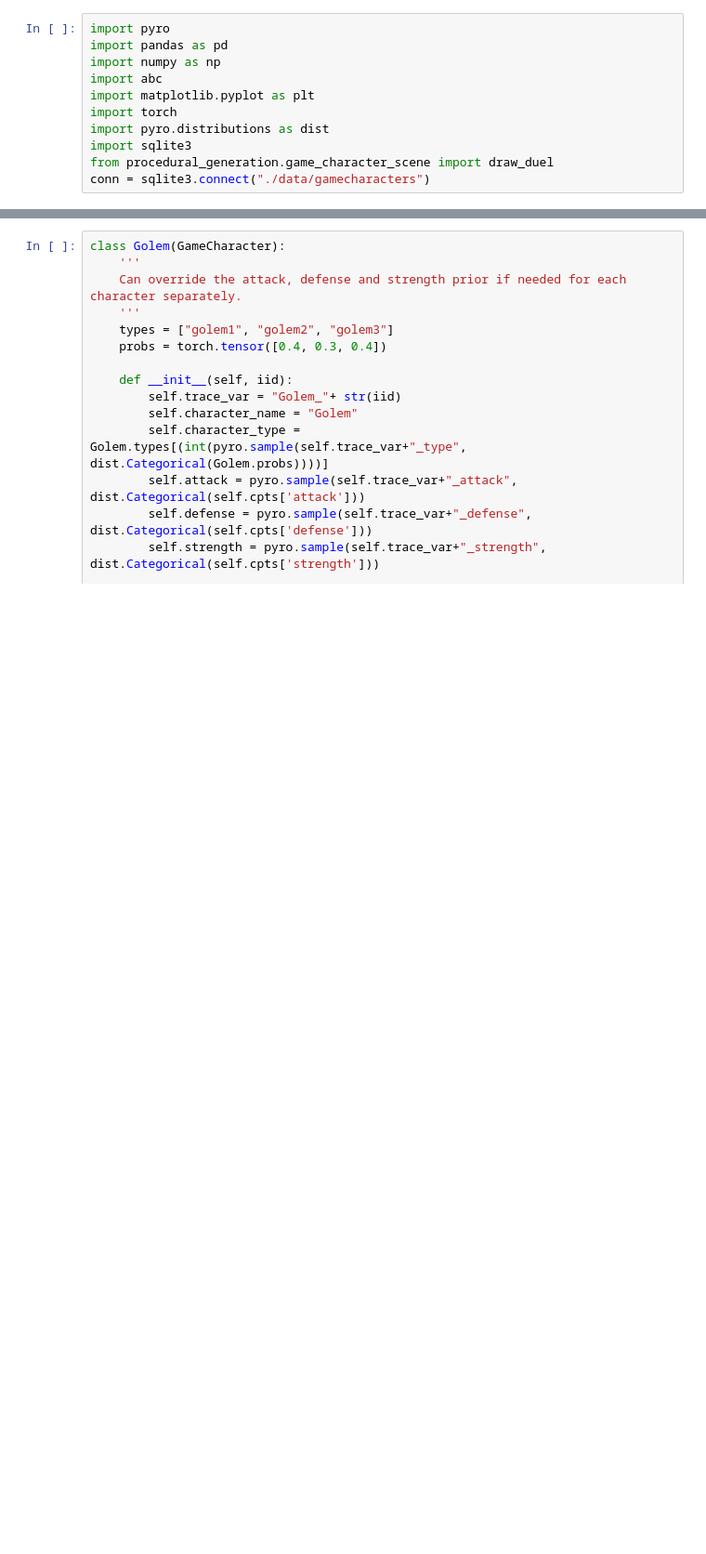
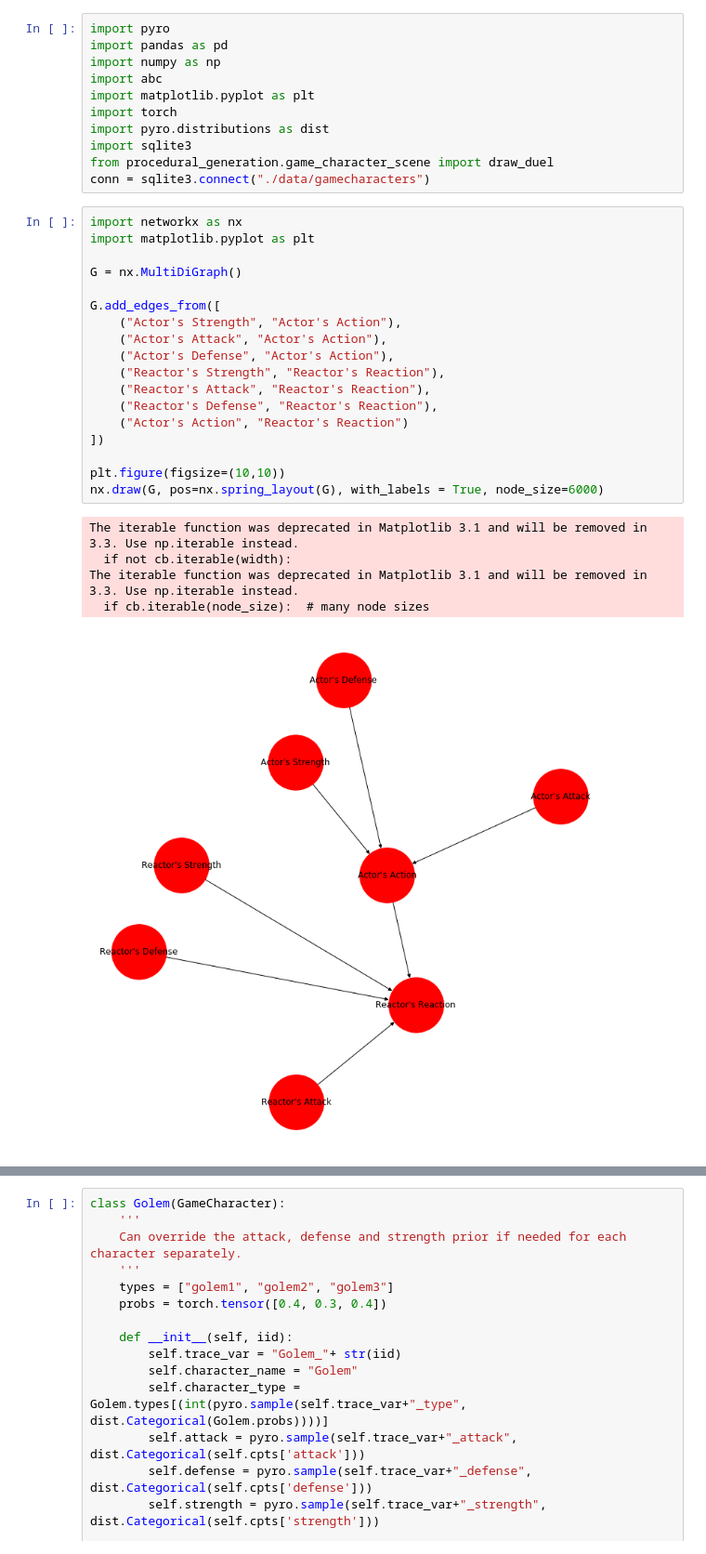
Before and after one commit to mancunian1792/causal_scene_generation, a Jupyter notebook: causal_model/game_characters/causal_model.ipynb, the cells around one changed output, grey strips where cells are left out. Shown at 93% size. Drawn from its saved outputs; the diff is of its cells as text; blank space fills up the shorter version.

```diff
--- a/causal_model/game_characters/causal_model.ipynb
+++ b/causal_model/game_characters/causal_model.ipynb
@@ -9,5 +9,29 @@ import pyro.distributions as dist
 import sqlite3
 from procedural_generation.game_character_scene import draw_duel
 conn = sqlite3.connect("./data/gamecharacters")
+# %%
+import networkx as nx
+import matplotlib.pyplot as plt
+
+G = nx.MultiDiGraph()
+
+G.add_edges_from([
+    ("Actor's Strength", "Actor's Action"),
+    ("Actor's Attack", "Actor's Action"),
+    ("Actor's Defense", "Actor's Action"),
+    ("Reactor's Strength", "Reactor's Reaction"),
+    ("Reactor's Attack", "Reactor's Reaction"),
+    ("Reactor's Defense", "Reactor's Reaction"),
+    ("Actor's Action", "Reactor's Reaction")
+])
+
+plt.figure(figsize=(10,10))
+nx.draw(G, pos=nx.spring_layout(G), with_labels = True, node_size=6000)
+# %% [output]
+The iterable function was deprecated in Matplotlib 3.1 and will be removed in 3.3. Use np.iterable instead.
+  if not cb.iterable(width):
+The iterable function was deprecated in Matplotlib 3.1 and will be removed in 3.3. Use np.iterable instead.
+  if cb.iterable(node_size):  # many node sizes
+[figure, added]
 # %%
 '''
```
Also changed, not shown: parts of 5 cells of this notebook.
